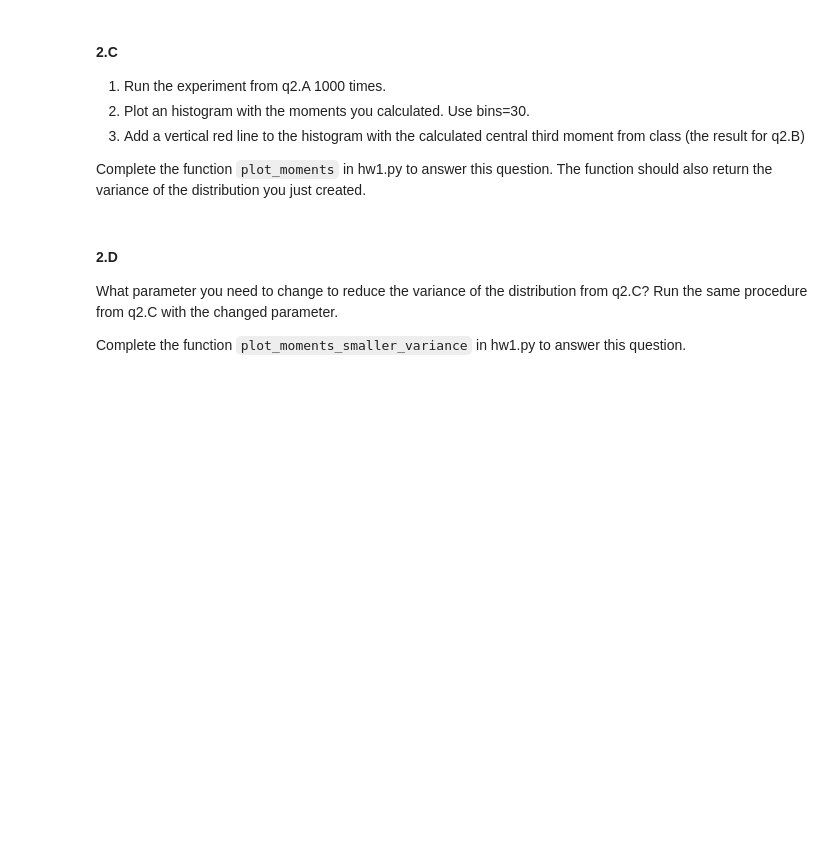
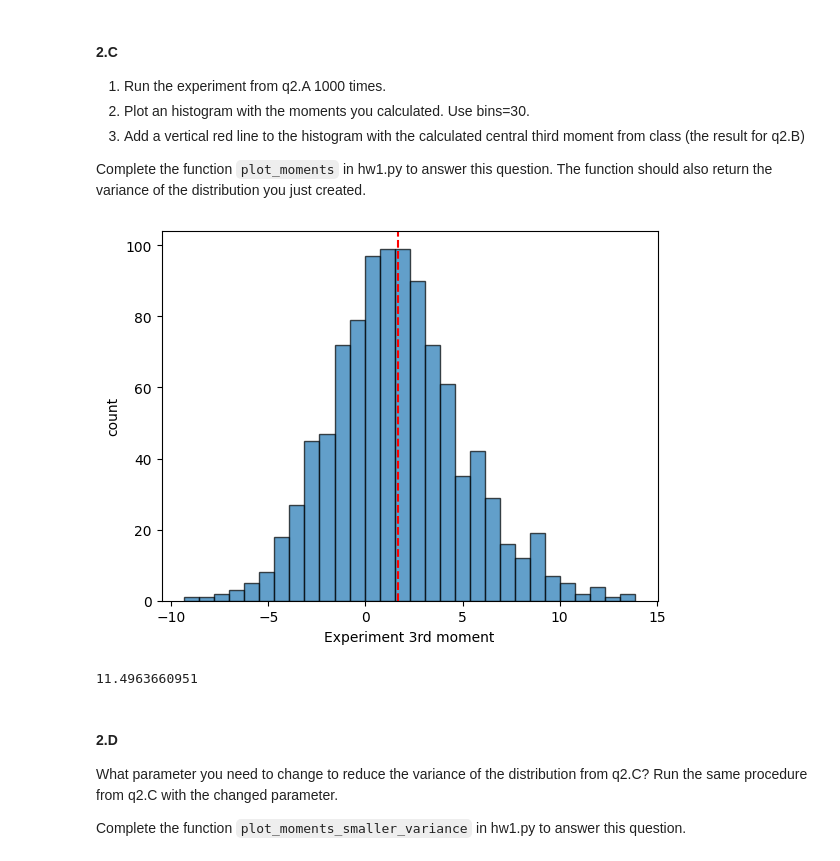
Before and after one commit to aviferdman/Statistics-and-Data-Analysis, a Jupyter notebook: hw1/hw1/HW1.ipynb, the cells around one changed output. Saved outputs shown, nothing was run; the diff lists cells and outputs as text; code cells hidden in the pictures; blank space fills up the shorter version.

```diff
--- a/hw1/hw1/HW1.ipynb
+++ b/hw1/hw1/HW1.ipynb
@@ -113,6 +129,11 @@ from hw1 import class_moment
 Complete the function `plot_moments` in hw1.py to answer this question. The function should also return the variance of the distribution you just created.
 # %%
 from hw1 import plot_moments
+
+plot_moments(seed=None)
+# %% [output]
+[figure, added]
+11.4963660951
 # %% [markdown]
 #### 2.D
 
```
Also changed, not shown: parts of 8 cells of this notebook, 1 other file.
